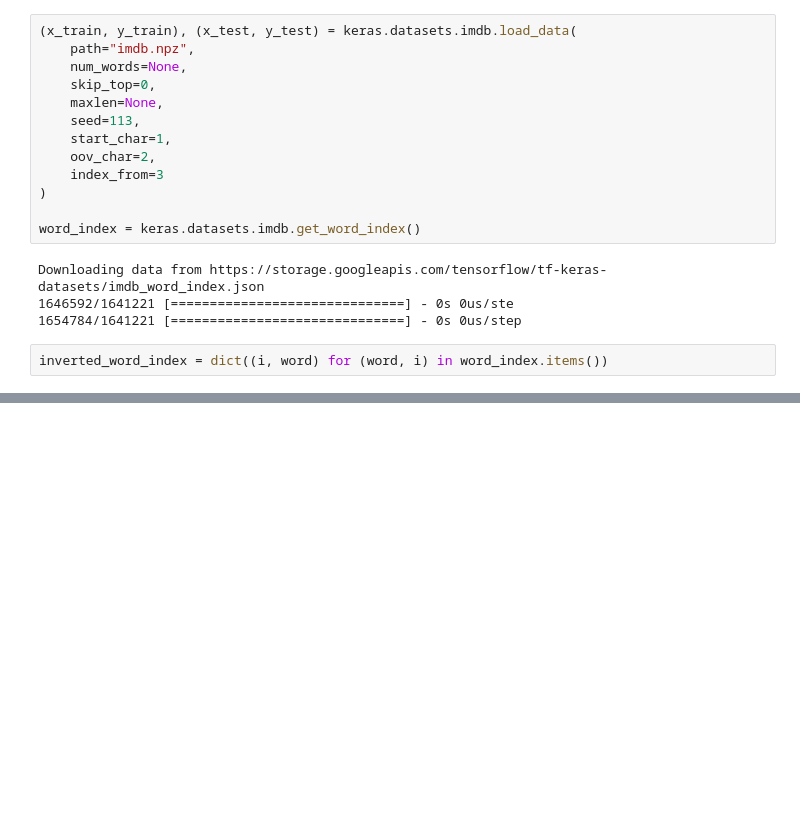
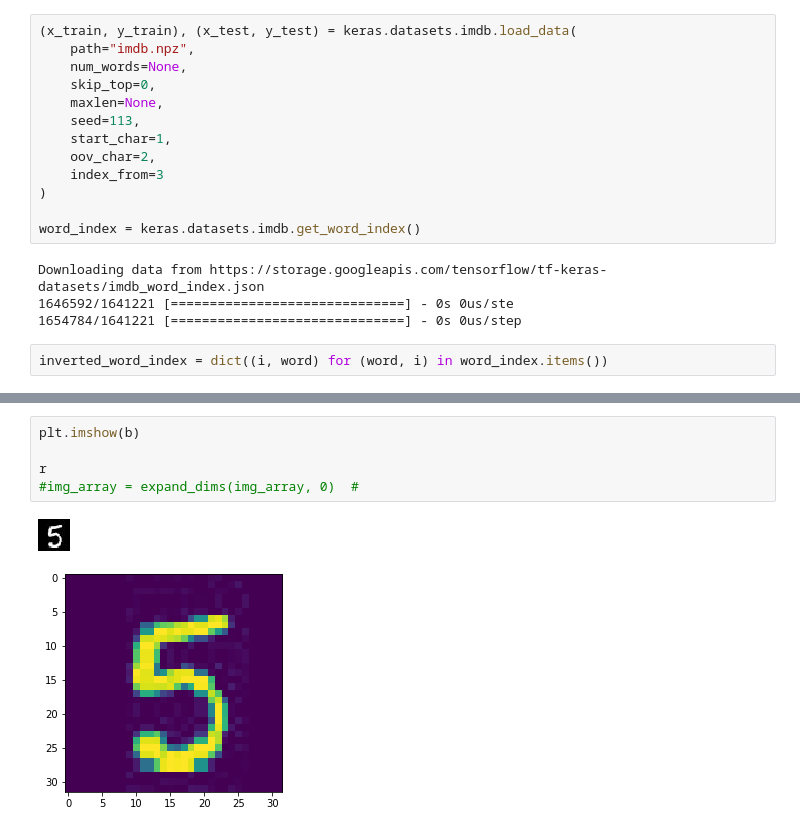
Before and after one commit to vivasaayi/ml-trainer, a Jupyter notebook: notebooks/mnist.ipynb, the cells around one changed output, grey strips where cells are left out. Saved outputs shown, nothing was run; the diff lists cells and outputs as text; blank space fills up the shorter version.

```diff
--- a/notebooks/mnist.ipynb
+++ b/notebooks/mnist.ipynb
@@ -86,0 +132,8 @@ inverted_word_index = dict((i, word) for (word, i) in word_index.items())
+# %%
+plt.imshow(b)
+
+r
+#img_array = expand_dims(img_array, 0)  #
+# %% [output]
+[figure, added]
+[figure, added]
```
Also changed, not shown: parts of 5 cells of this notebook, 4 other files.
